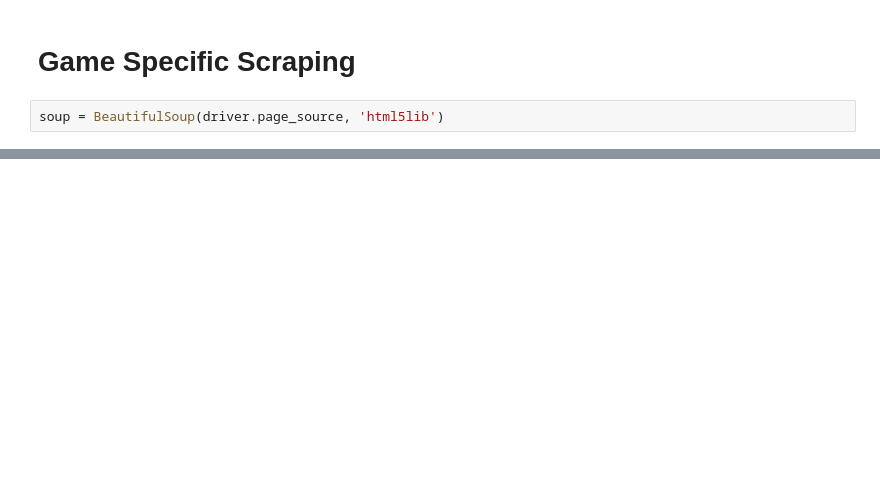
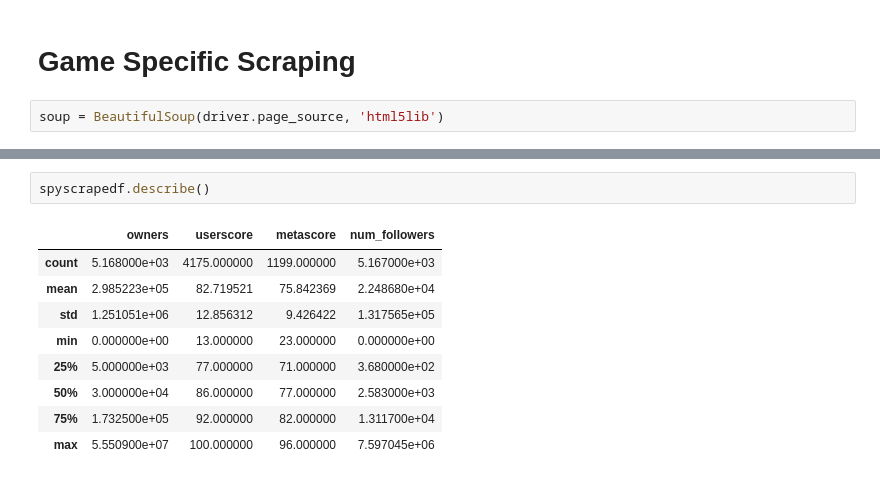
Before and after one commit to MichaelHarnett/Regression_Metis, a Jupyter notebook: steamspy_scraping.ipynb, the cells around one changed output, grey strips where cells are left out. Saved outputs shown, nothing was run; the diff lists cells and outputs as text; blank space fills up the shorter version.

```diff
--- a/steamspy_scraping.ipynb
+++ b/steamspy_scraping.ipynb
@@ -48,0 +283,12 @@ soup.find('strong',text='Owners').next_sibling
+# %%
+spyscrapedf.describe()
+# %% [output]
+|  | owners | userscore | metascore | num_followers |
+| count | 5.168000e+03 | 4175.000000 | 1199.000000 | 5.167000e+03 |
+| mean | 2.985223e+05 | 82.719521 | 75.842369 | 2.248680e+04 |
+| std | 1.251051e+06 | 12.856312 | 9.426422 | 1.317565e+05 |
+| min | 0.000000e+00 | 13.000000 | 23.000000 | 0.000000e+00 |
+| 25% | 5.000000e+03 | 77.000000 | 71.000000 | 3.680000e+02 |
+| 50% | 3.000000e+04 | 86.000000 | 77.000000 | 2.583000e+03 |
+| 75% | 1.732500e+05 | 92.000000 | 82.000000 | 1.311700e+04 |
+| max | 5.550900e+07 | 100.000000 | 96.000000 | 7.597045e+06 |
```
Also changed, not shown: parts of 66 cells of this notebook, 17 other files.
